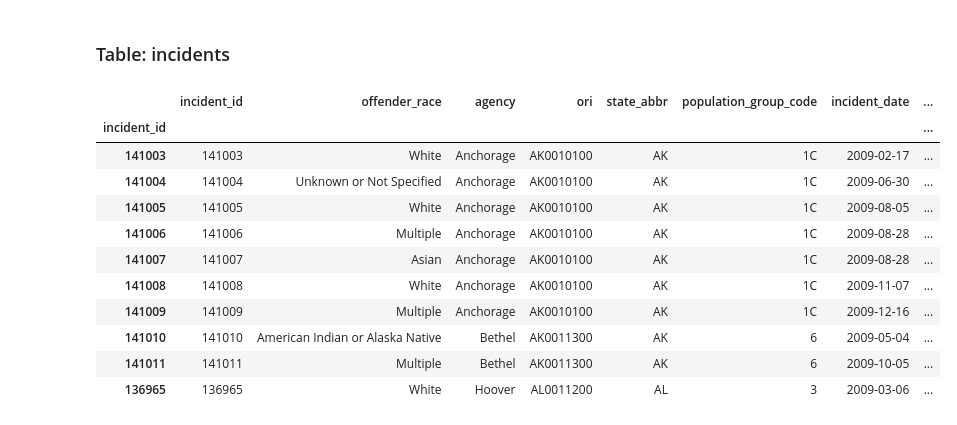
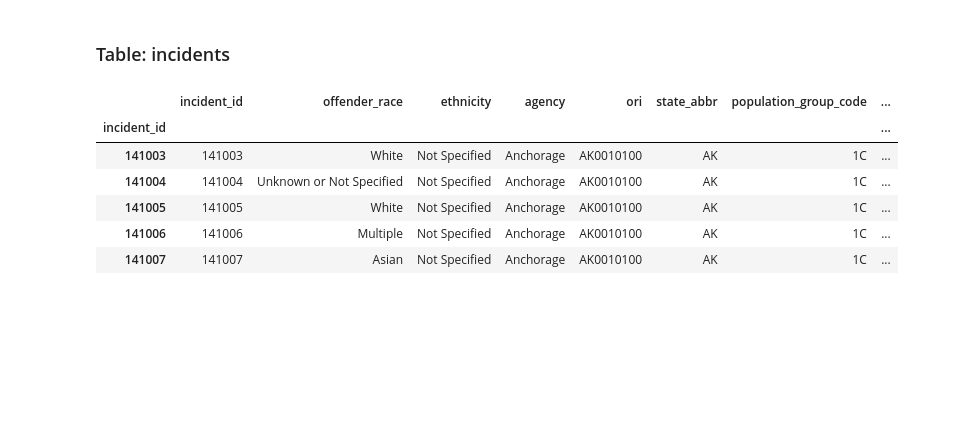
Before and after one commit to evacs/Project-3, a Jupyter notebook: etl/fbi_hate_crimes_data_matt.ipynb, the cells around one changed output. Drawn from its saved outputs; the diff is of its cells as text; code cells hidden in the pictures; blank space fills up the shorter version.

```diff
--- a/etl/fbi_hate_crimes_data_matt.ipynb
+++ b/etl/fbi_hate_crimes_data_matt.ipynb
@@ -372,26 +372,21 @@ Dataframe exported to csv
 # %%
 # create DataFrame and drop unneeded columns
 incident_df = pd.DataFrame(crime_data_df)
 incident_df['incident_id'] = incident_df.index
-incident_df = incident_df[['incident_id', 'offender_race', 'pug_agency_name', 'ori', 'state_abbr', 'population_group_code', 'incident_date',
+incident_df = incident_df[['incident_id', 'offender_race', 'offender_ethnicity', 'pug_agency_name', 'ori', 'state_abbr', 'population_group_code', 'incident_date',
                            'adult_victim_count', 'juvenile_victim_count','total_offender_count', 'adult_offender_count',
                            'juvenile_offender_count', 'victim_count', 'total_individual_victims']]
 
 #in offender_race column change 'Unknown' and 'Not Specified' values to 'Unknown or Not Specified'
 replace_values = {'Unknown': 'Unknown or Not Specified', 'Not Specified': 'Unknown or Not Specified'}
 incident_df['offender_race'] = incident_df['offender_race'].replace(replace_values)
-incident_df = incident_df.rename(columns={'pug_agency_name': 'agency'})
-incident_df.head(10)
+incident_df = incident_df.rename(columns={'pug_agency_name': 'agency', 'offender_ethnicity': 'ethnicity'})
+incident_df.head()
 # %% [output]
-|  | incident_id | offender_race | agency | ori | state_abbr | population_group_code | incident_date | ... |
+|  | incident_id | offender_race | ethnicity | agency | ori | state_abbr | population_group_code | ... |
 | incident_id |  |  |  |  |  |  |  | ... |
-| 141003 | 141003 | White | Anchorage | AK0010100 | AK | 1C | 2009-02-17 | ... |
-| 141004 | 141004 | Unknown or Not Specified | Anchorage | AK0010100 | AK | 1C | 2009-06-30 | ... |
-| 141005 | 141005 | White | Anchorage | AK0010100 | AK | 1C | 2009-08-05 | ... |
-| 141006 | 141006 | Multiple | Anchorage | AK0010100 | AK | 1C | 2009-08-28 | ... |
-| 141007 | 141007 | Asian | Anchorage | AK0010100 | AK | 1C | 2009-08-28 | ... |
-| 141008 | 141008 | White | Anchorage | AK0010100 | AK | 1C | 2009-11-07 | ... |
-| 141009 | 141009 | Multiple | Anchorage | AK0010100 | AK | 1C | 2009-12-16 | ... |
-| 141010 | 141010 | American Indian or Alaska Native | Bethel | AK0011300 | AK | 6 | 2009-05-04 | ... |
-| 141011 | 141011 | Multiple | Bethel | AK0011300 | AK | 6 | 2009-10-05 | ... |
-| 136965 | 136965 | White | Hoover | AL0011200 | AL | 3 | 2009-03-06 | ... |
+| 141003 | 141003 | White | Not Specified | Anchorage | AK0010100 | AK | 1C | ... |
+| 141004 | 141004 | Unknown or Not Specified | Not Specified | Anchorage | AK0010100 | AK | 1C | ... |
+| 141005 | 141005 | White | Not Specified | Anchorage | AK0010100 | AK | 1C | ... |
+| 141006 | 141006 | Multiple | Not Specified | Anchorage | AK0010100 | AK | 1C | ... |
+| 141007 | 141007 | Asian | Not Specified | Anchorage | AK0010100 | AK | 1C | ... |
```
Also changed, not shown: parts of 8 cells of this notebook, 1 other file.
